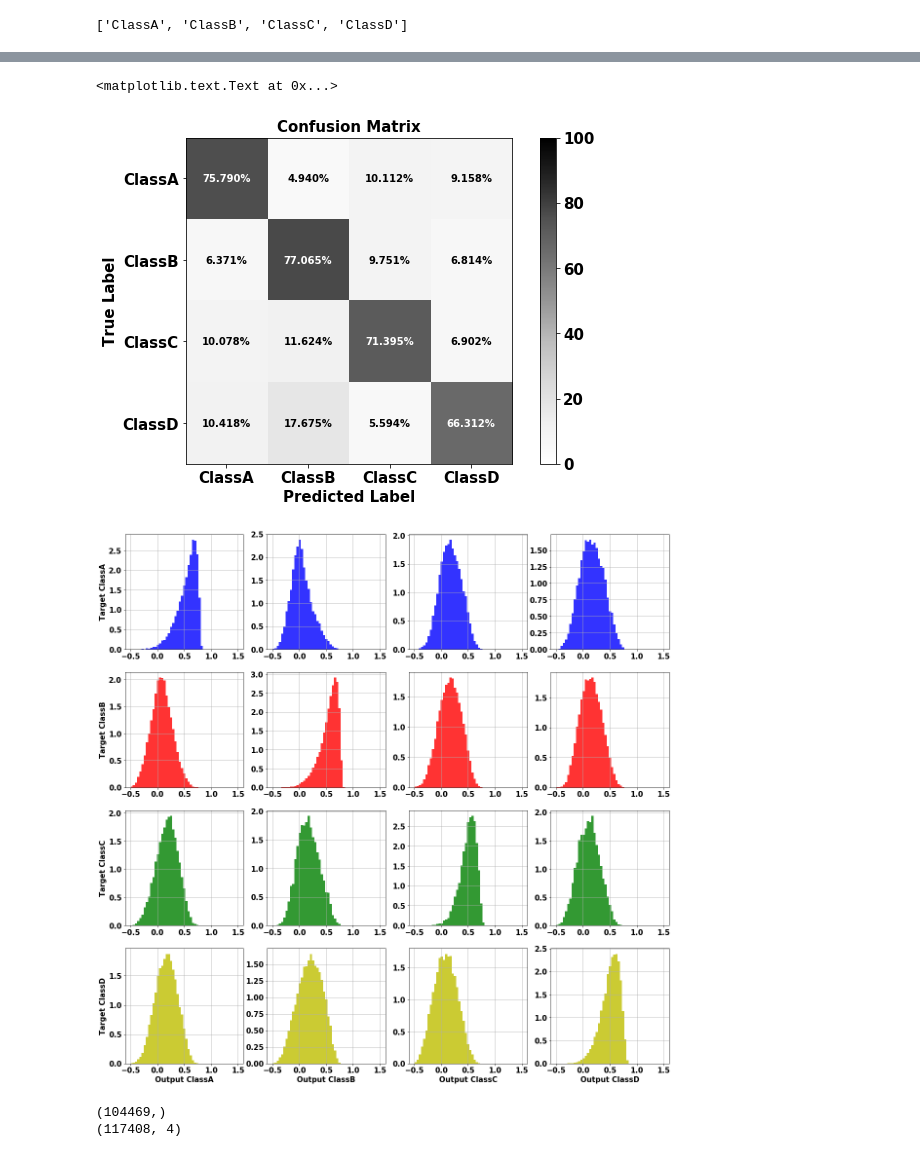
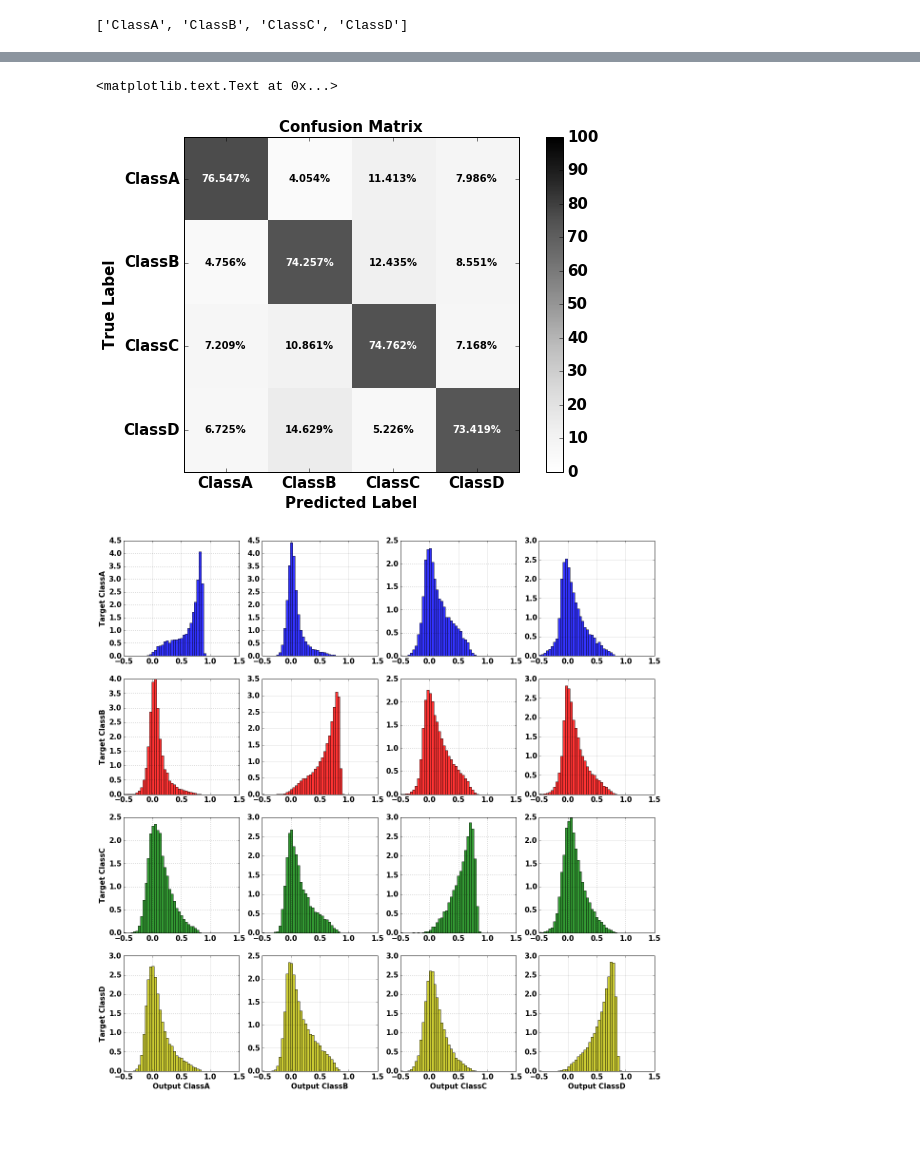
Before and after one commit to natmourajr/SonarAnalysis, a Jupyter notebook: Packages/Classification/NeuralNetwork/FullDataClassificationTrain.ipynb, the cells around one changed output, grey strips where cells are left out. Cells and saved outputs as stored; diff of their text form; code cells hidden in the pictures; blank space fills up the shorter version.

```diff
--- a/Packages/Classification/NeuralNetwork/FullDataClassificationTrain.ipynb
+++ b/Packages/Classification/NeuralNetwork/FullDataClassificationTrain.ipynb
@@ -18,8 +18,8 @@ m_time = time.time()
 print 'Time to import all libraries: '+str(m_time-init_time)+' seconds'
 
 package_name = 'NeuralNetwork'
-data_path = '/Users/natmourajr/Workspace/Doutorado/SonarAnalysis/Results/'
-results_path = '/Users/natmourajr/Workspace/Doutorado/SonarAnalysis/Results/Classification'
+data_path = '/home/vinicius.mello/Workspace/SonarAnalysis/Results/'
+results_path = '/home/vinicius.mello/Workspace/SonarAnalysis/Results/Classification'
 
 pict_results_path = results_path+'/'+package_name+'/picts'
 files_results_path = results_path+'/'+package_name+'/output_files'
@@ -137,7 +138,8 @@ from sklearn import preprocessing
 
 from keras.models import Sequential
 from keras.layers.core import Dense, Dropout, Activation
-from keras.optimizers import SGD
+#[*]Attempt to reduce MSE by changing optmizer
+from keras.optimizers import Adam #[*]Defaut:SDG
 import keras.callbacks as callbacks
 from keras.utils import np_utils
 
@@ -160,7 +162,6 @@ train_info['norm'] = norm
 
 train_info_name = files_results_path+'/'+date+'_train_info.jbl'
 
-
 CVO = cross_validation.StratifiedKFold(all_trgt, train_info['n_folds'])
 CVO = list(CVO)
 train_info['CVO'] = CVO
@@ -169,7 +170,7 @@ train_info['CVO'] = CVO
 total_trains = train_info['n_folds']*train_info['n_inits']
 nn_trained = 0
 
-n_neurons = 10
+n_neurons = 8 #[+]previously was 4
 
 for ifold in range(train_info['n_folds']):
     train_id, test_id = CVO[ifold]
@@ -200,8 +201,9 @@ for ifold in range(train_info['n_folds']):
         model.add(Dense(trgt_sparse.shape[1], init="uniform"))
         model.add(Activation('tanh'))
 
-        sgd = SGD(lr=0.01, decay=1e-6, momentum=0.9, nesterov=True)
-        model.compile(loss='mean_squared_error', optimizer=sgd
+       # sgd = SGD(lr=0.01, decay=1e-6, momentum=0.9, nesterov=True)
+       # adam = Adam(lr=0.001, beta_1=0.9, beta_2=0.999, epsilon=1e-08, decay=0.0)
+        model.compile(loss='mean_squared_error', optimizer='Adadelta'
                       ,metrics=['accuracy'])
 
         # Train model
@@ -209,8 +211,8 @@ for ifold in range(train_info['n_folds']):
                                             verbose=0, mode='auto')
         start_time = time.time()
         init_trn_desc = model.fit(norm_all_data[train_id], trgt_sparse[train_id],
-                                nb_epoch=3,
-                                batch_size=256,
+                                nb_epoch=10,
+                                batch_size=256, #[+]previously was 256
                                 callbacks=[earlyStopping],
                                 verbose=1,
                                 validation_data=(all_data[test_id],trgt_sparse[test_id]),
@@ -284,7 +275,7 @@ plt.rc('font', weight='bold')
 
 fig1 = plt.figure(figsize=(10,6))
 
-choose_date = '2017_07_03_17_19_49'
+choose_date = '2017_07_04_22_45_59'
 ifold = 0
 
 base_name = files_results_path+'/'+choose_date+'_'
@@ -337,7 +328,7 @@ from sklearn.metrics import confusion_matrix
 labels = class_labels.values()
 
 # read trained model
-choose_date = '2017_07_03_17_19_49'
+choose_date = '2017_07_04_22_45_59'
 ifold = 0
 
 base_name = files_results_path+'/'+choose_date+'_'
@@ -396,7 +387,7 @@ ax.set_ylabel('True Label',fontweight='bold',fontsize=15)
 ax.set_xlabel('Predicted Label',fontweight='bold',fontsize=15)
 # %% [output]
 <matplotlib.text.Text at 0x...>
-[figure, old version]
+[figure, new version]
 # %%
 import matplotlib.pyplot as plt
 %matplotlib inline
@@ -413,7 +404,7 @@ fig, ax = plt.subplots(figsize=(20,20),nrows=4, ncols=4)
 labels = class_labels.values()
 
 # read trained model
-choose_date = '2017_07_03_17_19_49'
+choose_date = '2017_07_04_22_45_59'
 ifold = 0
 
 base_name = files_results_path+'/'+choose_date+'_'
@@ -431,40 +422,37 @@ elif train_info['norm'] == 'mapminmax':
 
 norm_all_data = scaler.transform(all_data)
 
 output = model.predict(norm_all_data)
 
 from sklearn.neighbors import KernelDensity
 
 m_bins = np.linspace(-0.5, 1.5, 50)
 
 m_colors = ['b', 'r', 'g', 'y']
 
 kernel = 'gaussian' # other kernels: 'gaussian', 'tophat',
                     #'epanechnikov', 'exponential', 'linear', 'cosine'
 for i_target in range(trgt_sparse.shape[1]):
     for i_output in range(output.shape[1]):
         subplot_id = output.shape[1]*i_target+i_output
         m_pts = output[all_trgt==i_target,i_output]
 
         n, bins, patches = ax[i_target,i_output].hist(m_pts,bins=m_bins,
                                                       fc=m_colors[i_target],
                                                       alpha=0.8, normed=1)
 
         if i_output == 0:
             ax[i_target,i_output].set_ylabel('Target %s'%(class_labels[i_target]),
                                              fontweight='bold',fontsize=15)
         if i_target == 3:
             ax[i_target,i_output].set_xlabel('Output %s'%(class_labels[i_output]),
                                              fontweight='bold',fontsize=15)
         ax[i_target,i_output].grid()
 # %% [output]
-[figure, old version]
+[figure, new version]
 # %%
 print all_trgt.shape
 print output.shape
-# %% [output]
-(104469,)
-(117408, 4)
 # %%
 import matplotlib.pyplot as plt
 %matplotlib inline
```
Also changed, not shown: parts of 6 cells of this notebook, 7 other files.
